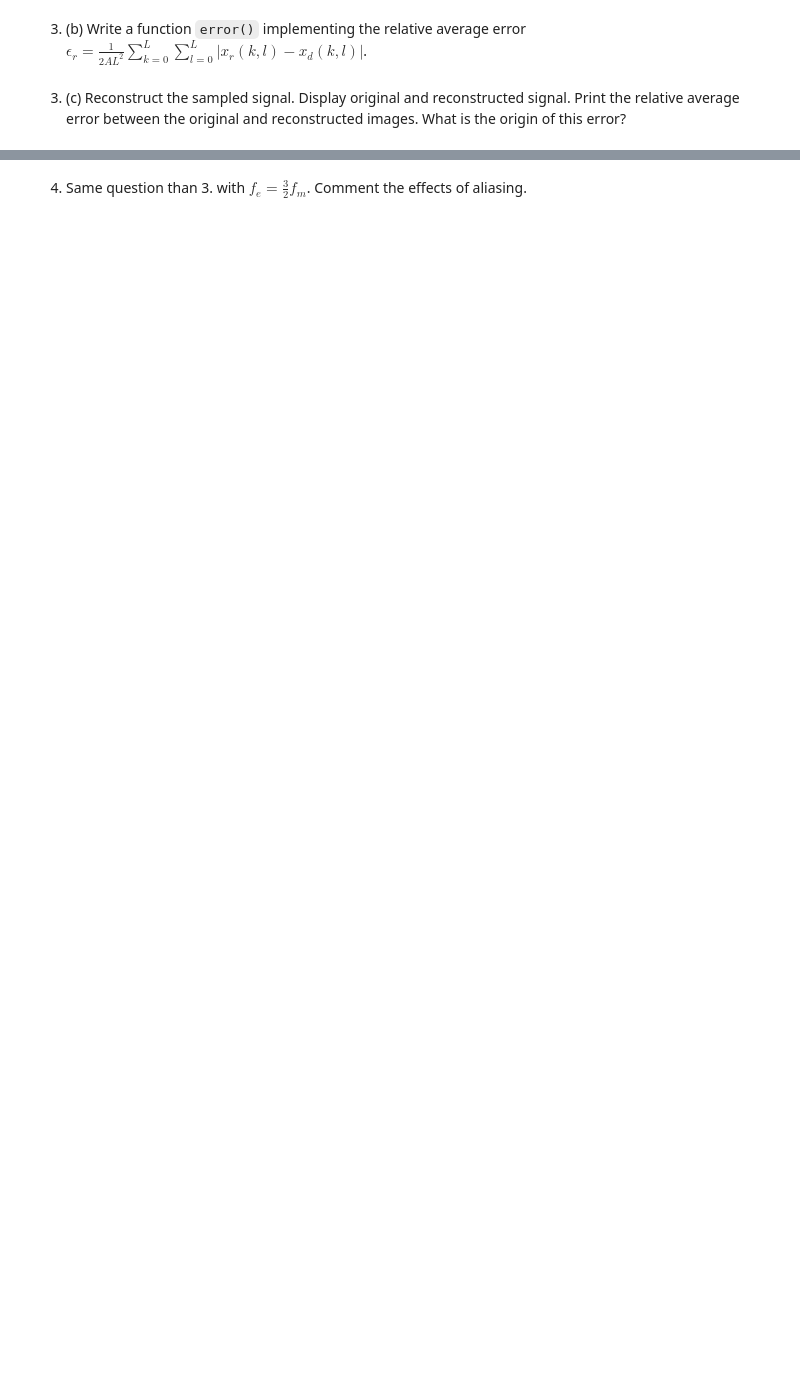
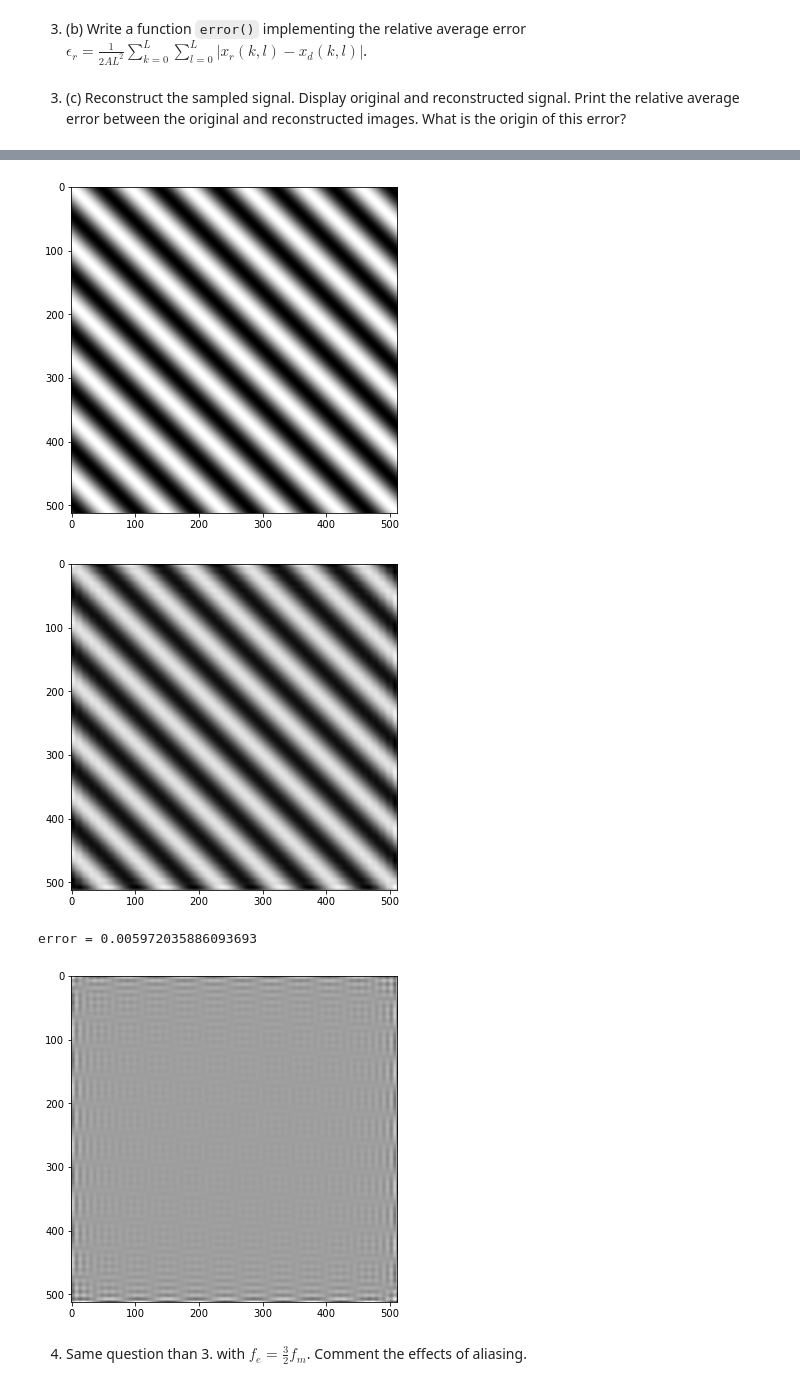
Before and after one commit to LUKALAVAL/BIMA, a Jupyter notebook: TME3/TME3.ipynb, the cells around one changed output, grey strips where cells are left out. Drawn from its saved outputs; the diff is of its cells as text; code cells hidden in the pictures; blank space fills up the shorter version.

```diff
--- a/TME3/TME3.ipynb
+++ b/TME3/TME3.ipynb
@@ -152,9 +168,3 @@ def error(A, Xr, Xd):
 # %% [markdown]
 3. (c) Reconstruct the sampled signal. Display original and reconstructed signal.
    Print the relative average error between the original and reconstructed images. What is the origin of this error?
-# %%
-A, L = 1, 512
-
-Reconstructed_S45 = shannonInterpolation(Sampled_S45_a, 1/(4*fe), L)
-imshow(Reconstructed_S45)
-error(A, S45, Reconstructed_S45)
@@ -164,22 +170,0 @@ error(A, S45, Reconstructed_S45)
-# %%
-S45 = sinusoid2d(1, 45, 512, 64, 1)
-imshow(S45)
-#
-
-f0 = 1/T0
-fm = max(f0*np.cos(np.radians(theta)), f0*np.sin(np.radians(theta)))
-fe = 16*fm
-
-Sampled_S45 = sinusoid2d(1, 45, 512, 64, 1/fe)
-imshow(Sampled_S45)
-#
-
-f0 = 4*fm
-
-Sampled_S45_a = sinusoid2d(1, 45, 512, 1/f0, 1/fe)
-imshow(Sampled_S45_a)
-#
-
-Reconstructed_S45 = shannonInterpolation(Sampled_S45, 1/fe, 512)
-imshow(Reconstructed_S45)
-error(A, S45, Reconstructed_S45)
@@ -192,2 +171,20 @@ error(A, S45, Reconstructed_S45)
+# %%
+# original signal
+imshow(S45)
+
+# reconstructed signal
+Reconstructed_S45 = shannonInterpolation(Sampled_S45, 1/fe, 512)
+imshow(Reconstructed_S45)
+
+# relative average error
+print("error =", error(A, S45, Reconstructed_S45))
+
+# visualizing the differences
+imshow(Reconstructed_S45 - S45)
+# %% [output]
+[figure, added]
+[figure, added]
+error = 0.005972035886093693
+[figure, added]
 # %% [markdown]
 4. Same question than 3. with $f_e = \frac32f_m$. Comment the effects of aliasing.
```
Also changed, not shown: parts of 14 cells of this notebook.
